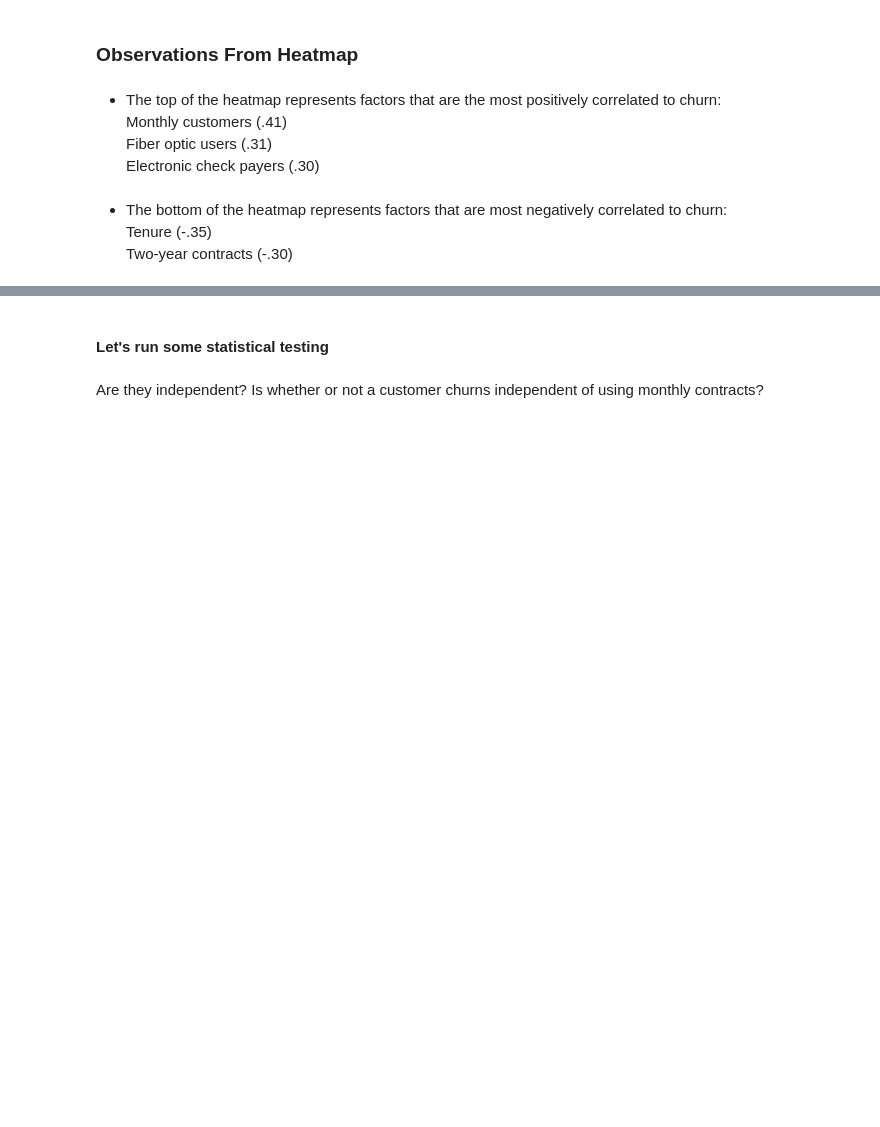
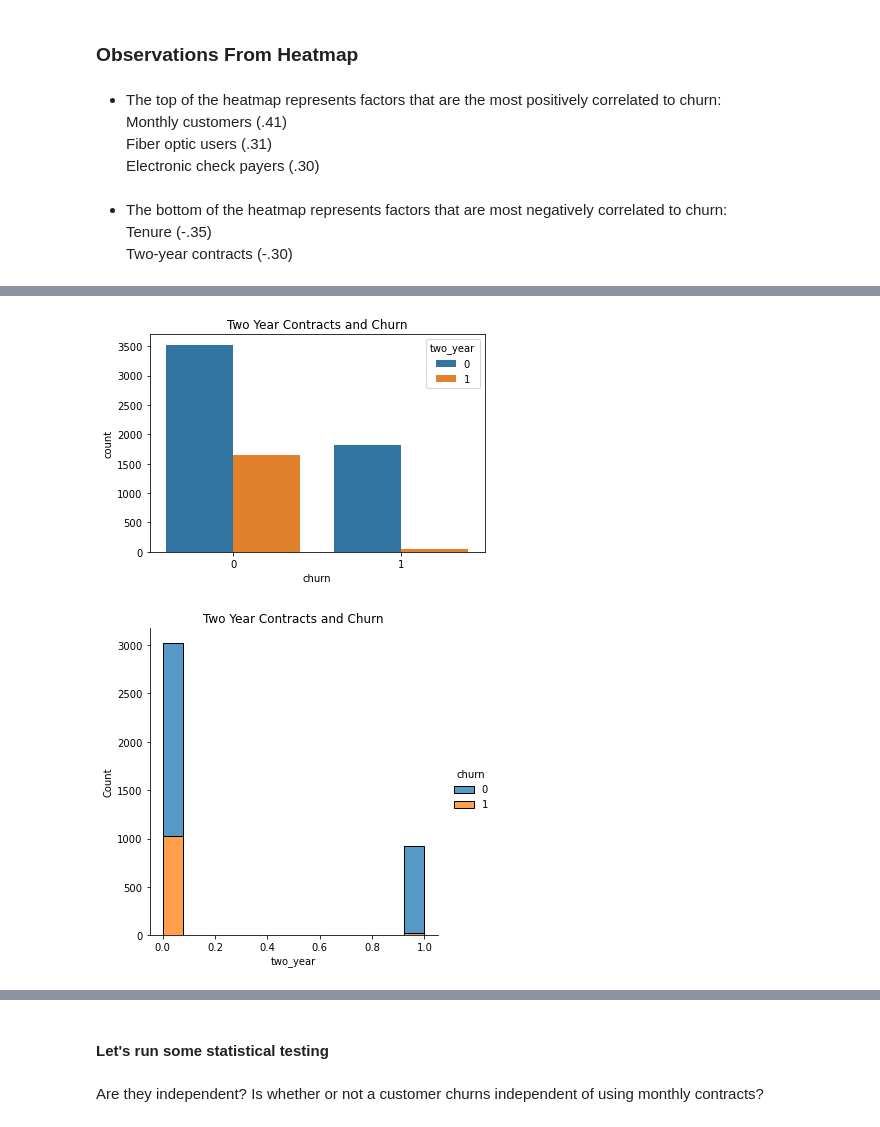
Before and after one commit to annah-vu/classification_project, a Jupyter notebook: telco_churn_final.ipynb, the cells around one changed output, grey strips where cells are left out. Saved outputs shown, nothing was run; the diff lists cells and outputs as text; code cells hidden in the pictures; blank space fills up the shorter version.

```diff
--- a/telco_churn_final.ipynb
+++ b/telco_churn_final.ipynb
@@ -164,0 +175,14 @@ get_churn_heatmap(df)
+# %%
+#Look at two year contracts and churn
+plt.subplots()
+sns.countplot(data=df, hue='two_year' , x = 'churn')
+plt.title('Two Year Contracts and Churn')
+plt.show()
+
+
+sns.displot(train, x='two_year', hue = 'churn', multiple= 'stack')
+plt.title('Two Year Contracts and Churn')
+plt.show()
+# %% [output]
+[figure, added]
+[figure, added]
```
Also changed, not shown: parts of 59 cells of this notebook.
